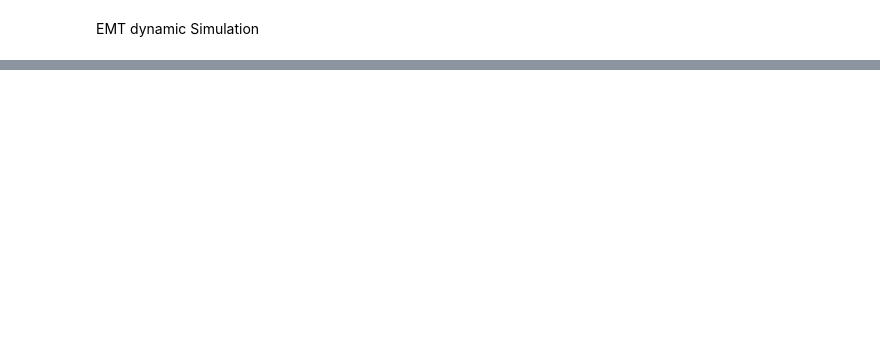
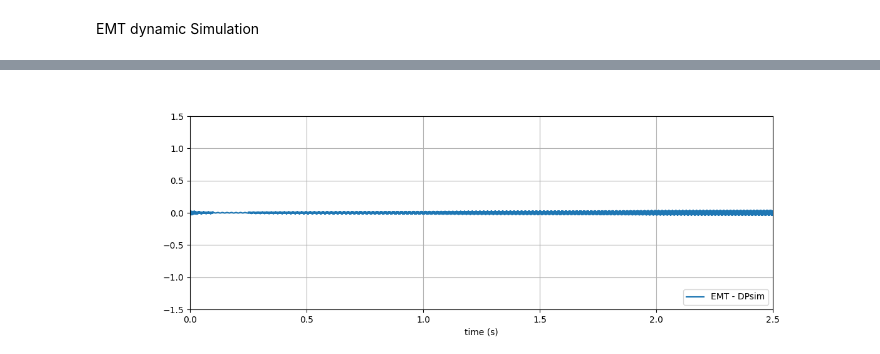
Before and after one commit to Gleb4x/dpsim, a Jupyter notebook: examples/Notebooks/9BusValidations/only_SYN/case9_only_SYN.ipynb, the cells around one changed output, grey strips where cells are left out. Drawn from its saved outputs; the diff is of its cells as text; code cells hidden in the pictures; blank space fills up the shorter version.

```diff
--- a/examples/Notebooks/9BusValidations/only_SYN/case9_only_SYN.ipynb
+++ b/examples/Notebooks/9BusValidations/only_SYN/case9_only_SYN.ipynb
@@ -280,0 +456,28 @@ ts_dpsim_emt = read_timeseries_csv(dpsim_result_file)
+# %%
+timestep_common = 1e-4
+t_begin = 0
+t_end = 2.5
+begin_idx = int(t_begin/timestep_common)
+end_idx= int(t_end/timestep_common)
+time = np.linspace(t_begin, t_end, num=end_idx-begin_idx)
+
+#plot parameters
+width = 12
+height = 4
+
+varname_dpsim = 'N4.V_0'
+nominal_voltage = 400000*math.sqrt(2/3)
+
+dpsim_dp_values = (ts_dpsim_emt[varname_dpsim].interpolate(timestep_common).values[begin_idx:end_idx]/nominal_voltage).real
+
+plt.figure(figsize=(width, height))
+plt.plot(time, dpsim_dp_values, label='EMT - DPsim')
+
+plt.legend(loc='lower right')
+plt.xlabel('time (s)')
+plt.grid()
+plt.ylim([-1.5, 1.5])
+plt.xlim([0, 2.5])
+plt.show()
+# %% [output]
+[figure, added]
```
Also changed, not shown: parts of 18 cells of this notebook, 7 other files.
